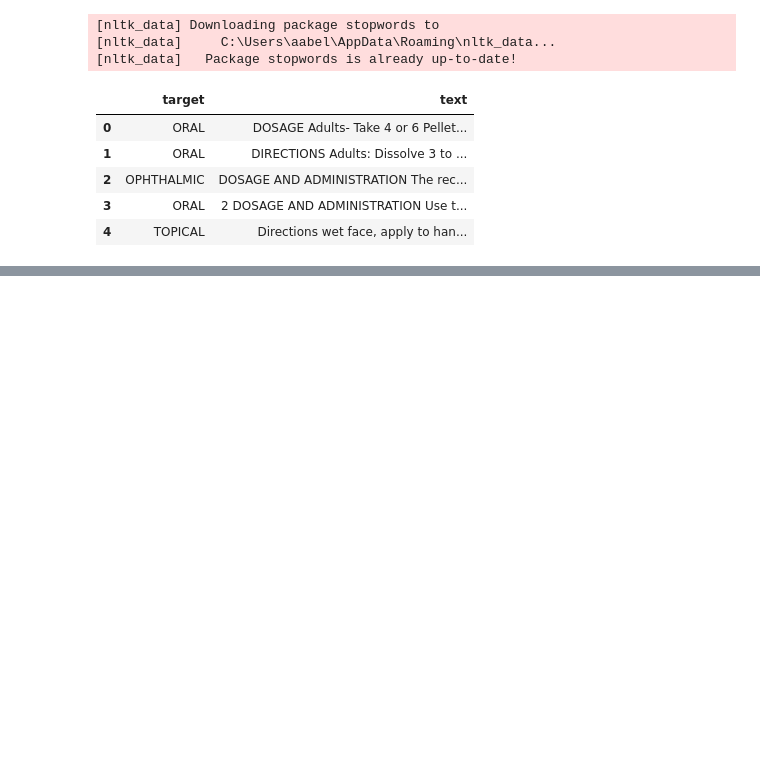
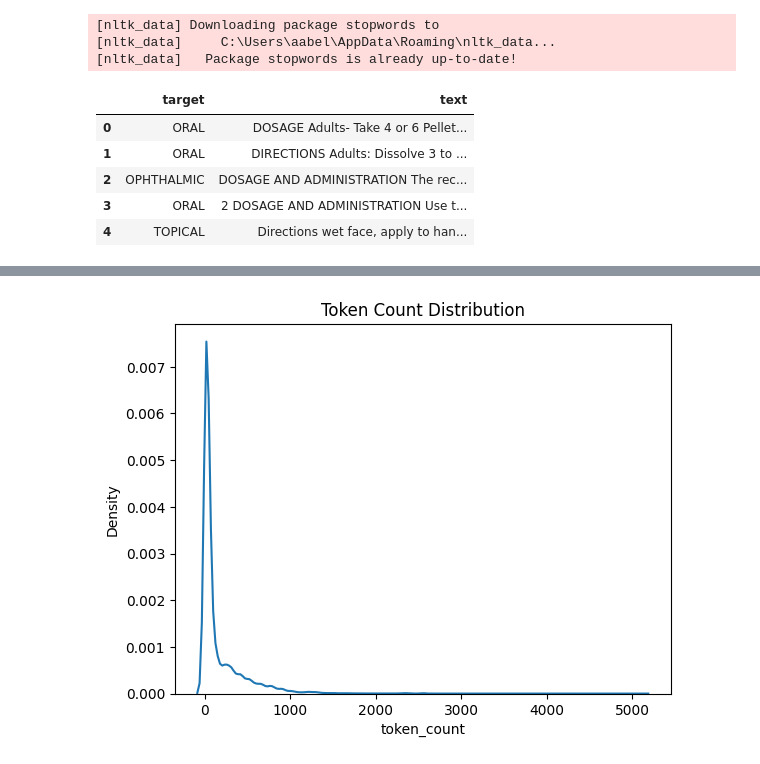
Before and after one commit to andrewabeles/drug-labels, a Jupyter notebook: notebooks/1.4-prepare-interim-data.ipynb, the cells around one changed output, grey strips where cells are left out. Saved outputs shown, nothing was run; the diff lists cells and outputs as text; code cells hidden in the pictures; blank space fills up the shorter version.

```diff
--- a/notebooks/1.4-prepare-interim-data.ipynb
+++ b/notebooks/1.4-prepare-interim-data.ipynb
@@ -37,0 +83,2 @@ pd.to_pickle(df, '../data/processed/drugs.pkl') # save as file to data/processed
+# %%
+df['token_count'] = df['tokens'].apply(len)
@@ -37,0 +97,6 @@ pd.to_pickle(df, '../data/processed/drugs.pkl') # save as file to data/processed
+# %%
+sns.kdeplot(df['token_count'])
+plt.title('Token Count Distribution')
+plt.show()
+# %% [output]
+[figure, added]
```
Also changed, not shown: parts of 29 cells of this notebook.
